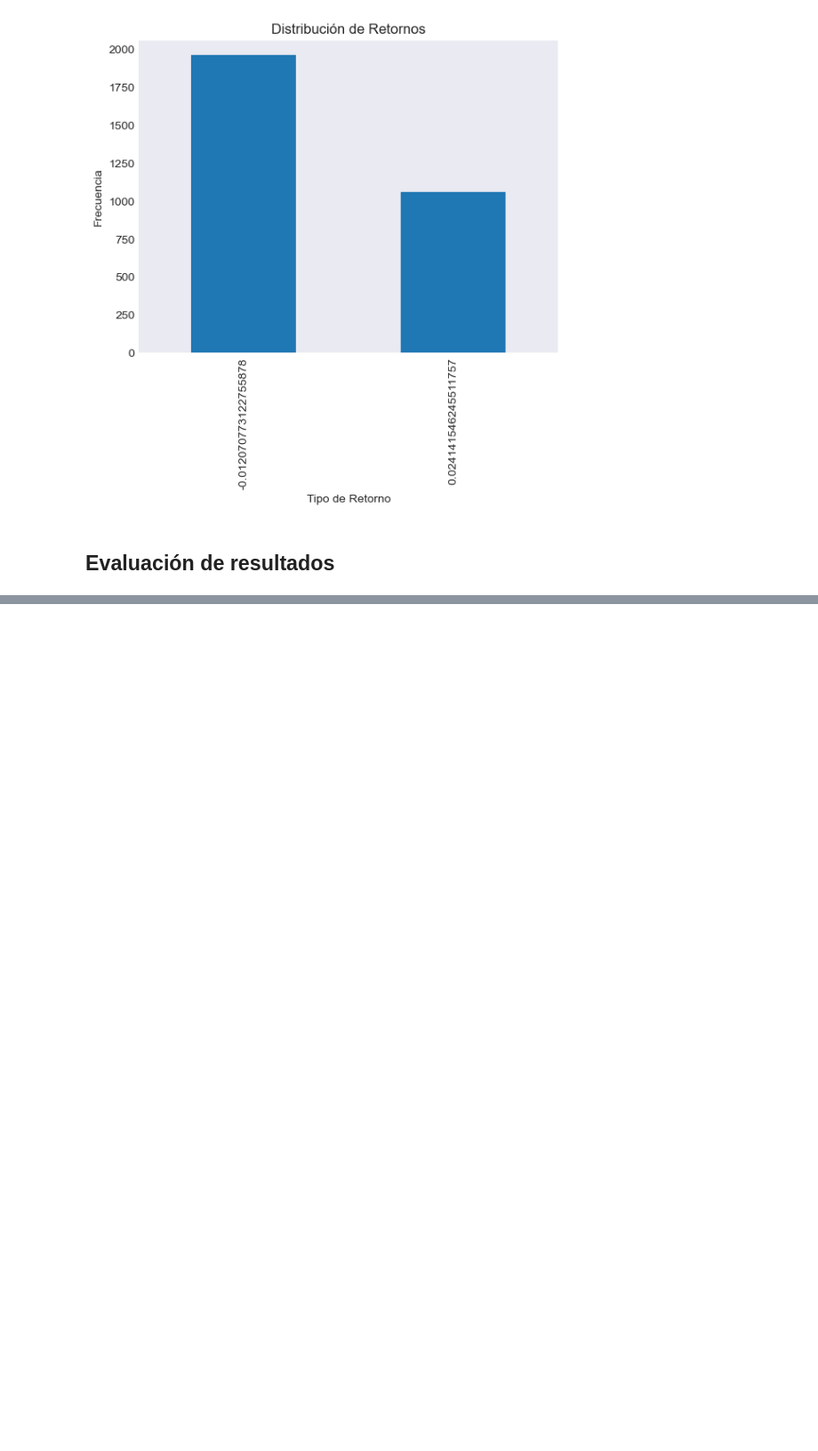
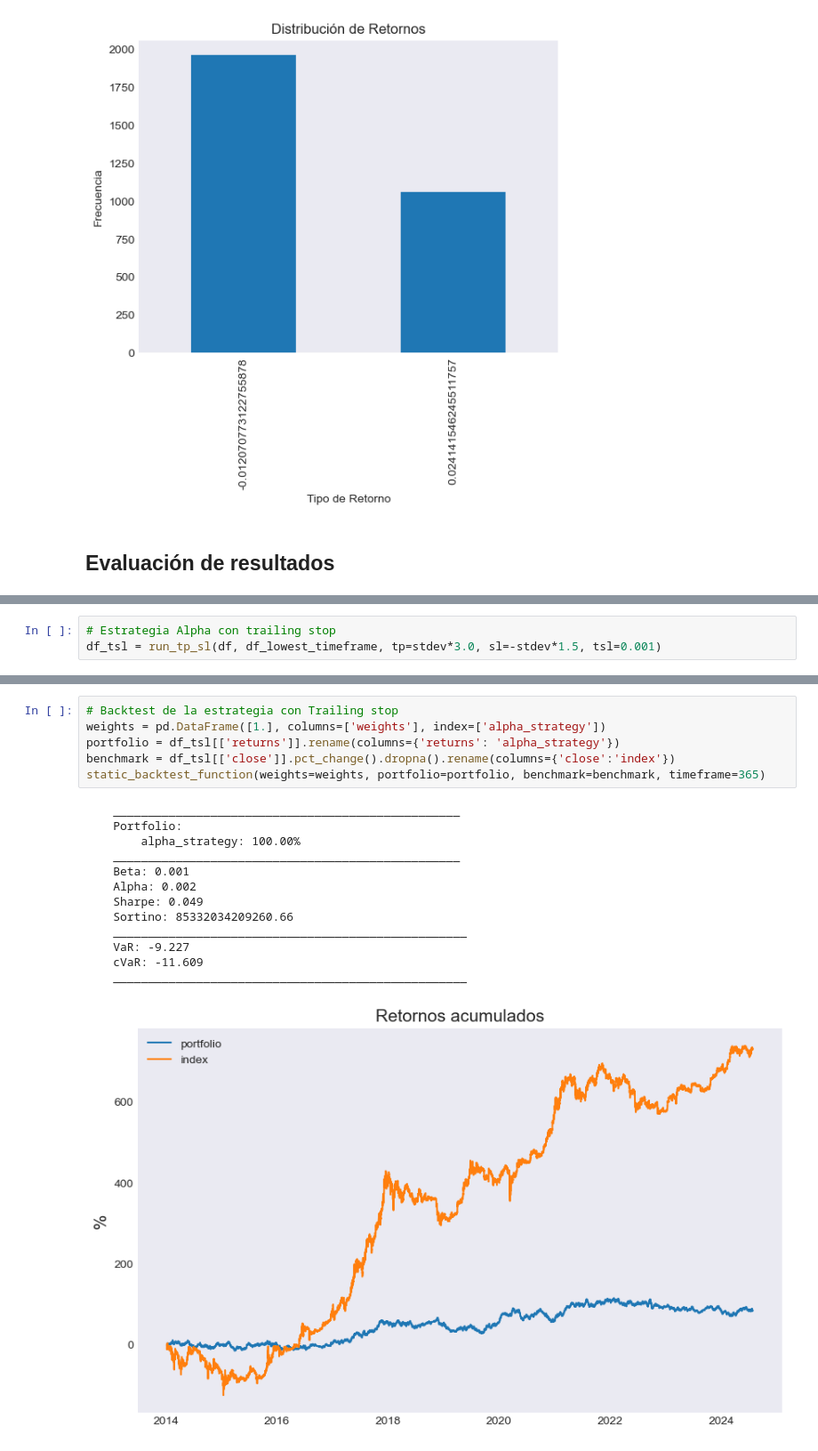
Before and after one commit to ajmtrz/portfolio_management, a Jupyter notebook: trading/alpha_system.ipynb, the cells around one changed output, grey strips where cells are left out. Shown: that part at 89% size. Saved outputs shown, nothing was run; the diff lists cells and outputs as text; blank space fills up the shorter version.

Commit message:
Alpha System study finished

```diff
--- a/trading/alpha_system.ipynb
+++ b/trading/alpha_system.ipynb
@@ -183,0 +184,3 @@ montecarlo_simulation(df['returns'])
+# %%
+# Estrategia Alpha con trailing stop
+df_tsl = run_tp_sl(df, df_lowest_timeframe, tp=stdev*3.0, sl=-stdev*1.5, tsl=0.001)
@@ -183,0 +189,20 @@ montecarlo_simulation(df['returns'])
+# %%
+# Backtest de la estrategia con Trailing stop
+weights = pd.DataFrame([1.], columns=['weights'], index=['alpha_strategy'])
+portfolio = df_tsl[['returns']].rename(columns={'returns': 'alpha_strategy'})
+benchmark = df_tsl[['close']].pct_change().dropna().rename(columns={'close':'index'})
+static_backtest_function(weights=weights, portfolio=portfolio, benchmark=benchmark, timeframe=365)
+# %% [output]
+    __________________________________________________
+    Portfolio:
+        alpha_strategy: 100.00%
+    __________________________________________________
+    Beta: 0.001
+    Alpha: 0.002
+    Sharpe: 0.049
+    Sortino: 85332034209260.66
+    ___________________________________________________
+    VaR: -9.227
+    cVaR: -11.609
+    ___________________________________________________
+[figure, added]
```
Also changed, not shown: parts of 9 cells of this notebook, 1 other file.
